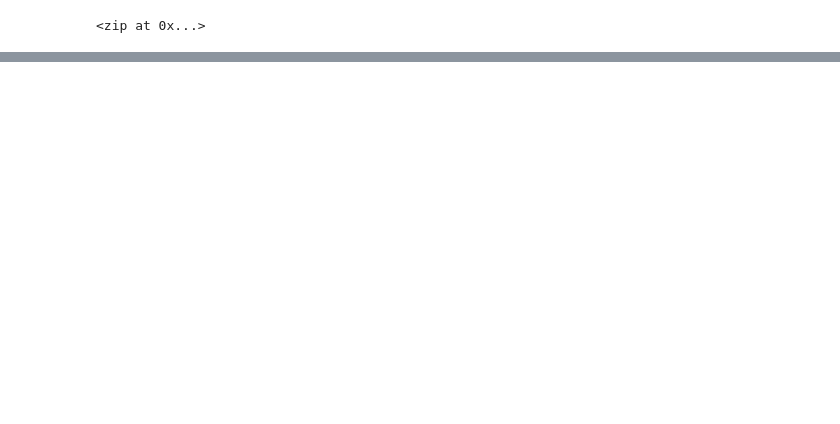
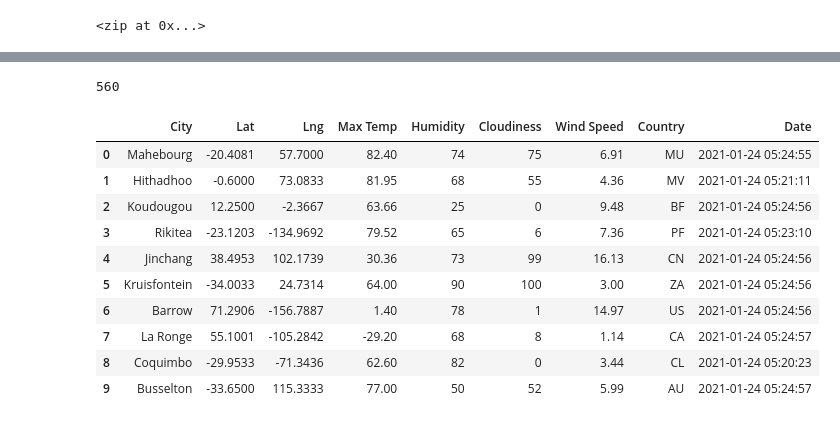
Before and after one commit to Brooks2210/World_Weather_Analysis, a Jupyter notebook: WeatherPy.ipynb, the cells around one changed output, grey strips where cells are left out. Drawn from its saved outputs; the diff is of its cells as text; code cells hidden in the pictures; blank space fills up the shorter version.

```diff
--- a/WeatherPy.ipynb
+++ b/WeatherPy.ipynb
@@ -32,0 +33,12 @@ len(cities)
+# %%
+# Import the requests library.
+import requests
+
+# Import the API key.
+from config import weather_api_key
+
+# Import the datetime module from the datetime library.
+from datetime import datetime
+
+# Starting URL for Weather Map API Call.
+url = "http://api.openweathermap.org/data/2.5/weather?units=Imperial&APPID=" + weather_api_key
@@ -32,0 +123,20 @@ len(cities)
+# %%
+len(city_data)
+# %% [output]
+560
+# %%
+# Convert the array of dictionaries to a Pandas DataFrame.
+city_data_df = pd.DataFrame(city_data)
+city_data_df.head(10)
+# %% [output]
+|  | City | Lat | Lng | Max Temp | Humidity | Cloudiness | Wind Speed | Country | Date |
+| 0 | Mahebourg | -20.4081 | 57.7000 | 82.40 | 74 | 75 | 6.91 | MU | 2021-01-24 05:24:55 |
+| 1 | Hithadhoo | -0.6000 | 73.0833 | 81.95 | 68 | 55 | 4.36 | MV | 2021-01-24 05:21:11 |
+| 2 | Koudougou | 12.2500 | -2.3667 | 63.66 | 25 | 0 | 9.48 | BF | 2021-01-24 05:24:56 |
+| 3 | Rikitea | -23.1203 | -134.9692 | 79.52 | 65 | 6 | 7.36 | PF | 2021-01-24 05:23:10 |
+| 4 | Jinchang | 38.4953 | 102.1739 | 30.36 | 73 | 99 | 16.13 | CN | 2021-01-24 05:24:56 |
+| 5 | Kruisfontein | -34.0033 | 24.7314 | 64.00 | 90 | 100 | 3.00 | ZA | 2021-01-24 05:24:56 |
+| 6 | Barrow | 71.2906 | -156.7887 | 1.40 | 78 | 1 | 14.97 | US | 2021-01-24 05:24:56 |
+| 7 | La Ronge | 55.1001 | -105.2842 | -29.20 | 68 | 8 | 1.14 | CA | 2021-01-24 05:24:57 |
+| 8 | Coquimbo | -29.9533 | -71.3436 | 62.60 | 82 | 0 | 3.44 | CL | 2021-01-24 05:20:23 |
+| 9 | Busselton | -33.6500 | 115.3333 | 77.00 | 50 | 52 | 5.99 | AU | 2021-01-24 05:24:57 |
```
Also changed, not shown: parts of 4 cells of this notebook, 3 other files.
